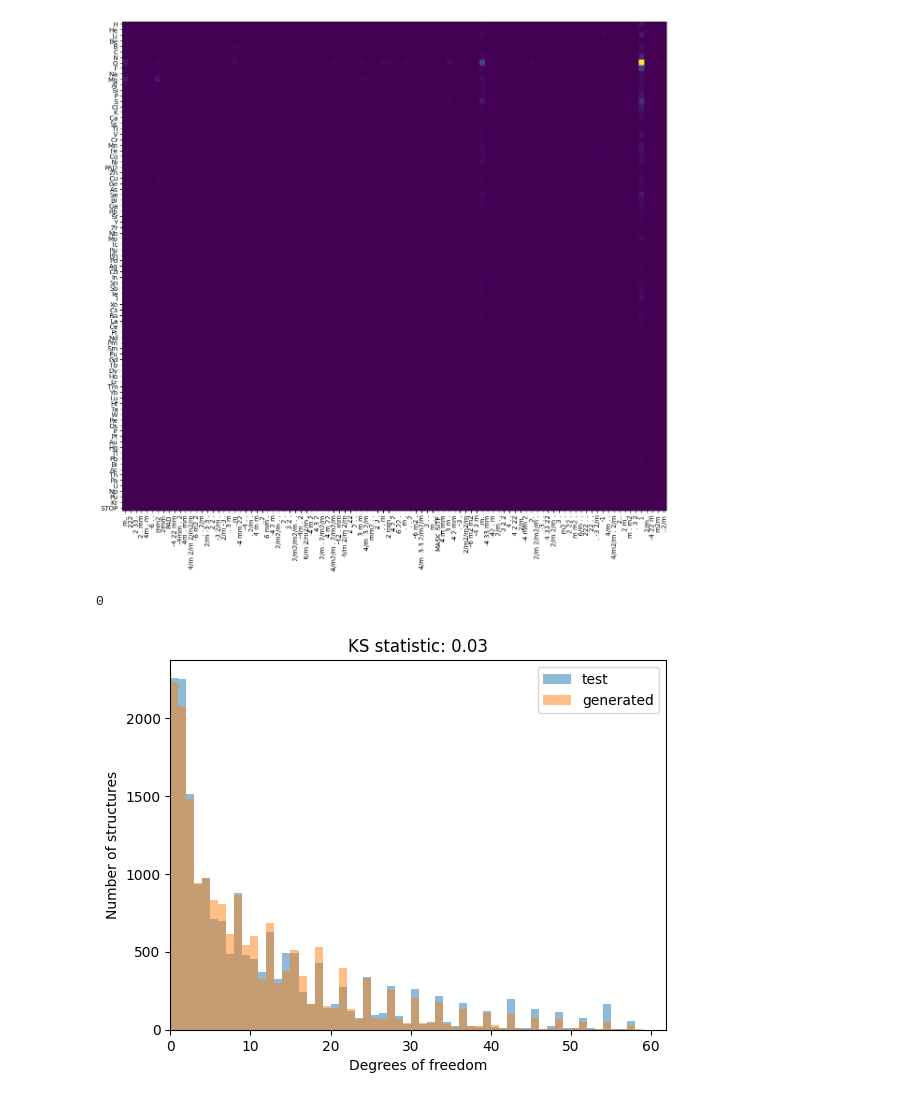
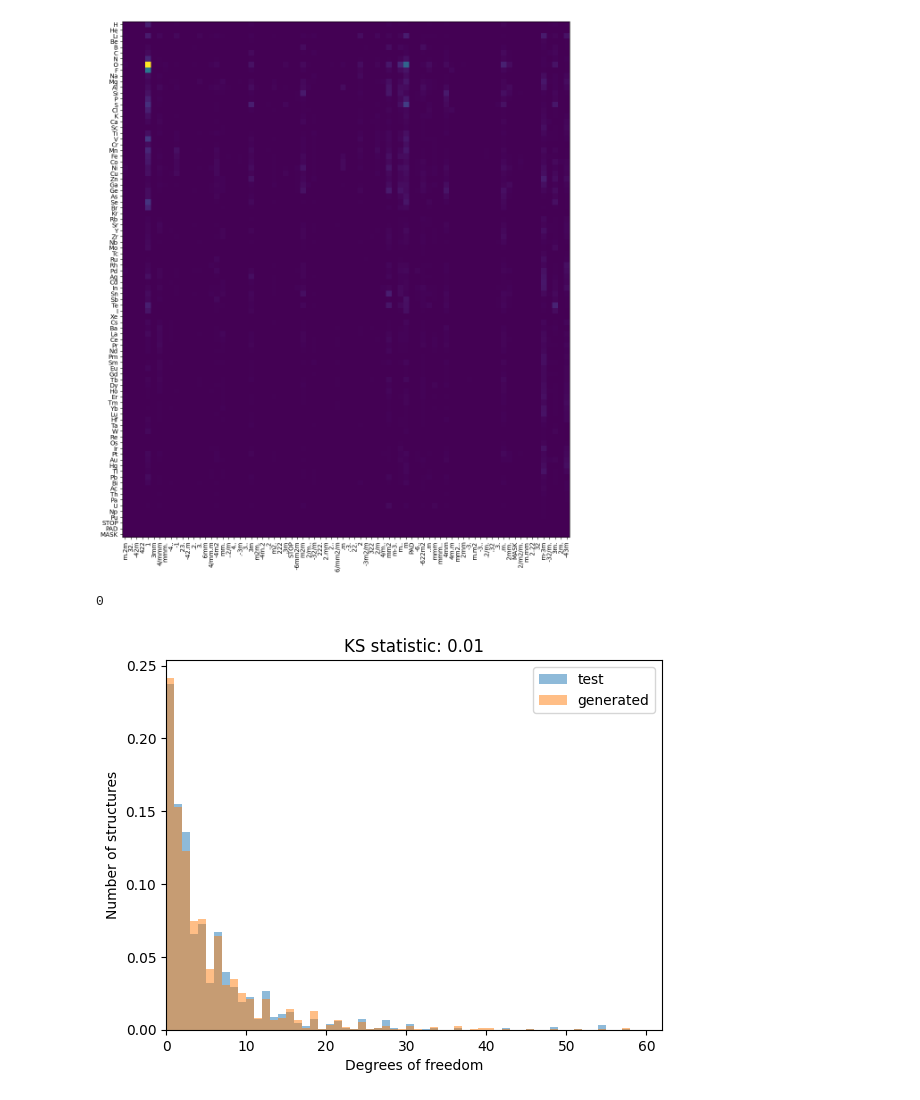
Before and after one commit to kedhip/WyckoffTransformer, a Jupyter notebook: statistical_evaluation.ipynb, the cells around one changed output. Saved outputs shown, nothing was run; the diff lists cells and outputs as text; code cells hidden in the pictures.

```diff
--- a/statistical_evaluation.ipynb
+++ b/statistical_evaluation.ipynb
@@ -2,10 +2,9 @@
 from pyxtal import pyxtal
 # %%
 from mp_20_utils import load_all_data
-dataset = "mp_ternary"
-device = 'cpu'
-datasets_pd, torch_datasets, site_to_ids, element_to_ids, spacegroup_to_ids, max_len = load_all_data(
-    device=device, allow_retokenize=False, dataset=dataset)
+dataset = "mp_20_biternary"
+datasets_pd, torch_datasets, site_to_ids, element_to_ids, spacegroup_to_ids, max_len, max_enumeration, enumeration_stop, enumeration_pad = load_all_data(
+    dataset=dataset)
 # %%
 import json
 with open(f'generated_{dataset}.json') as f:
@@ -139,7 +138,7 @@ ax.set_xticklabels([id_to_ss[i] for i in range(len(site_to_ids))], rotation=90);
 ax.set_yticks(range(len(element_to_ids)))
 ax.set_yticklabels([id_to_element[i] for i in range(len(element_to_ids))]);
 # %% [output]
-[figure, old version]
+[figure, new version]
 # %%
 from collections import defaultdict
 from pyxtal.symmetry import Group
@@ -165,12 +164,12 @@ test_dof.min()
 # %%
 fig, ax = plt.subplots()
 bins=range(test_dof.max())
-ax.hist(test_dof, bins=bins, alpha=0.5, label='test')
-ax.hist(generated_dof, bins=bins, alpha=0.5, label='generated')
+ax.hist(test_dof, bins=bins, alpha=0.5, label='test', density=True)
+ax.hist(generated_dof, bins=bins, alpha=0.5, label='generated', density=True)
 ax.set_xlabel('Degrees of freedom')
 ax.set_ylabel('Number of structures')
 ax.set_title(f"KS statistic: {kstest(test_dof, generated_dof).statistic:.2f}")
 ax.legend()
 ax.set_xlim(0);
 # %% [output]
-[figure, old version]
+[figure, new version]
```
Also changed, not shown: parts of 4 cells of this notebook, 11 other files.
